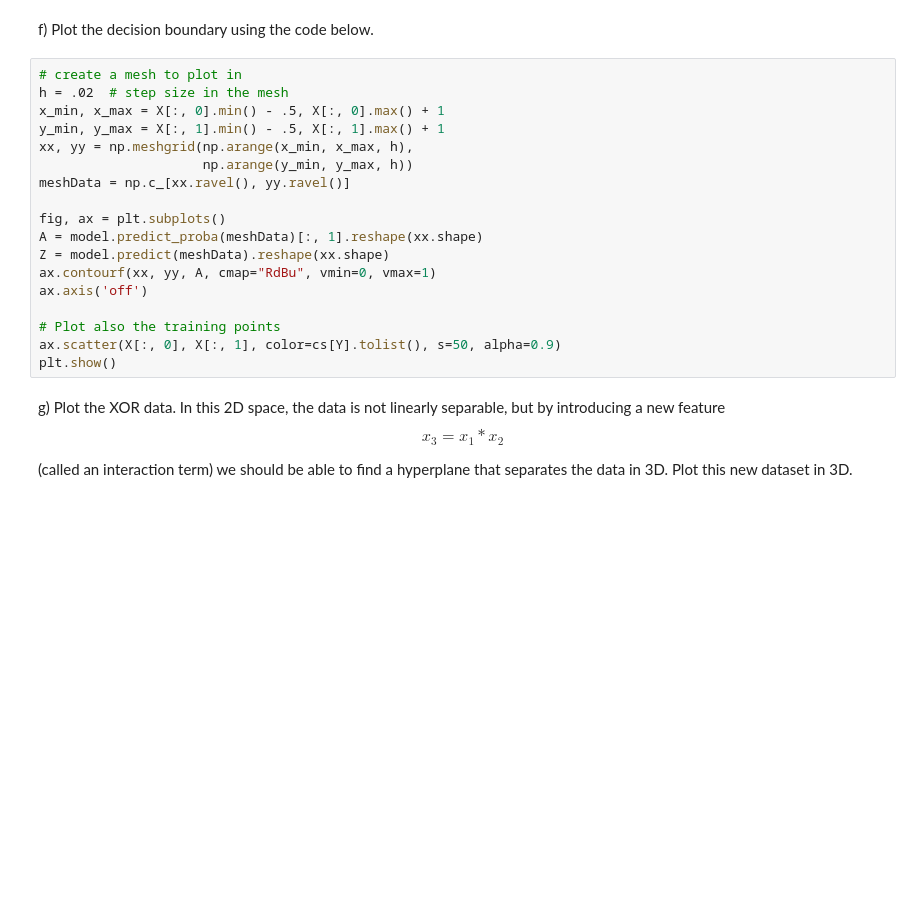
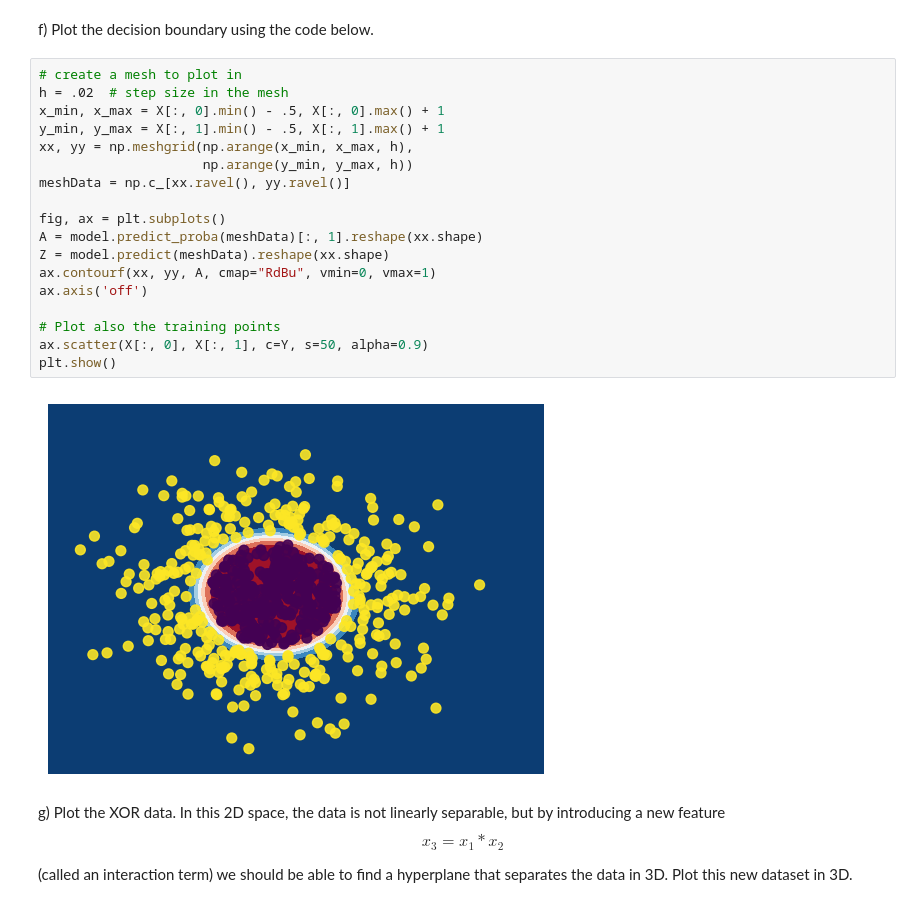
Before and after one commit to HaoxuanSUN/CS506-Data-Science-Tools-and-Applications, a Jupyter notebook: Worksheet/worksheet_16.ipynb, the cells around one changed output. Cells and saved outputs as stored; diff of their text form; blank space fills up the shorter version.

```diff
--- a/Worksheet/worksheet_16.ipynb
+++ b/Worksheet/worksheet_16.ipynb
@@ -74,21 +100,23 @@ f) Plot the decision boundary using the code below.
 # %%
 # create a mesh to plot in
 h = .02  # step size in the mesh
 x_min, x_max = X[:, 0].min() - .5, X[:, 0].max() + 1
 y_min, y_max = X[:, 1].min() - .5, X[:, 1].max() + 1
 xx, yy = np.meshgrid(np.arange(x_min, x_max, h),
                      np.arange(y_min, y_max, h))
 meshData = np.c_[xx.ravel(), yy.ravel()]
 
 fig, ax = plt.subplots()
 A = model.predict_proba(meshData)[:, 1].reshape(xx.shape)
 Z = model.predict(meshData).reshape(xx.shape)
 ax.contourf(xx, yy, A, cmap="RdBu", vmin=0, vmax=1)
 ax.axis('off')
 
 # Plot also the training points
-ax.scatter(X[:, 0], X[:, 1], color=cs[Y].tolist(), s=50, alpha=0.9)
+ax.scatter(X[:, 0], X[:, 1], c=Y, s=50, alpha=0.9)
 plt.show()
+# %% [output]
+[figure, added]
 # %% [markdown]
 g) Plot the XOR data. In this 2D space, the data is not linearly separable, but by introducing a new feature $$x_3 = x_1 * x_2$$
 
```
Also changed, not shown: parts of 9 cells of this notebook.
